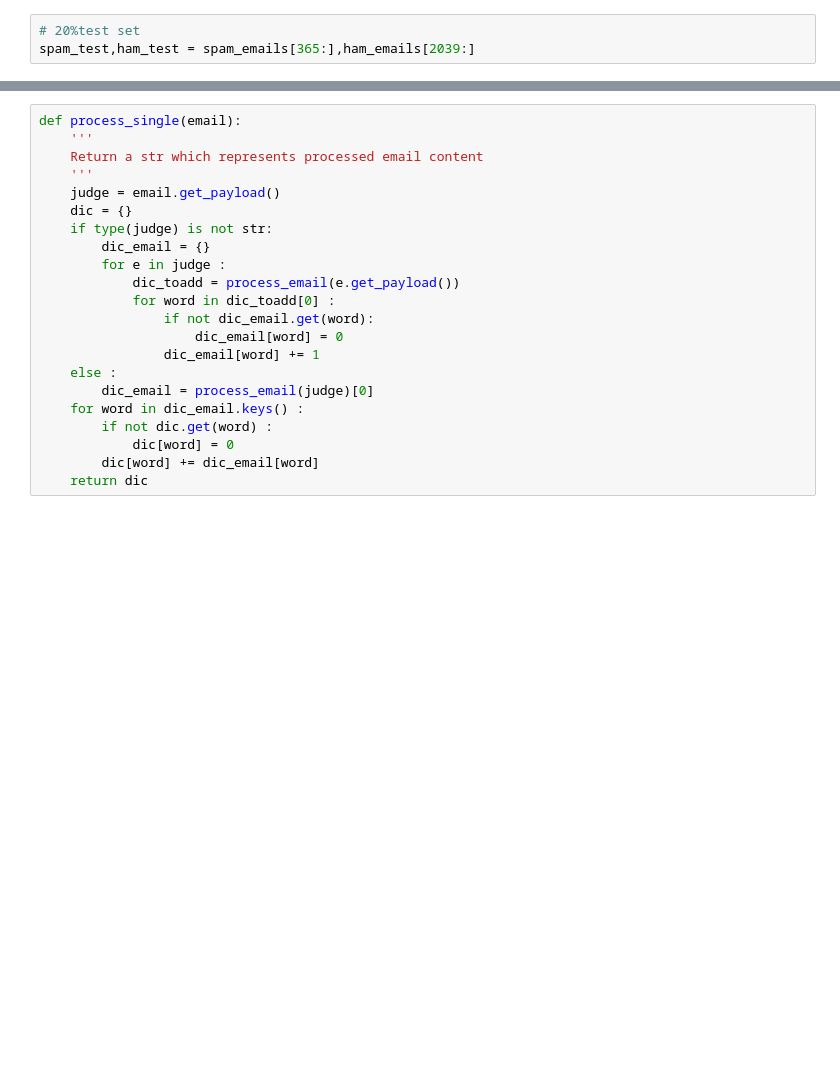
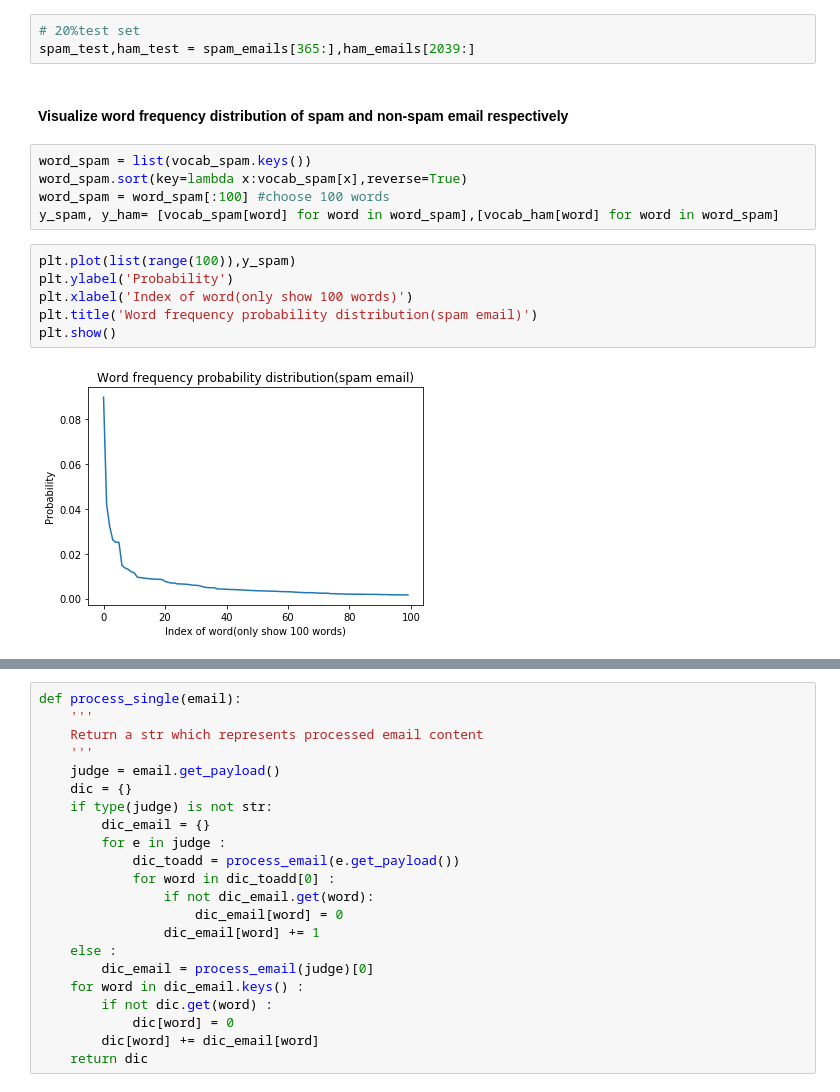
Before and after one commit to jiangdada1221/spam_classifer_project, a Jupyter notebook: spamClassifier.ipynb, the cells around one changed output, grey strips where cells are left out. Saved outputs shown, nothing was run; the diff lists cells and outputs as text; blank space fills up the shorter version.

```diff
--- a/spamClassifier.ipynb
+++ b/spamClassifier.ipynb
@@ -302,3 +303,18 @@ vocab_spam = {word:vocab_spam[word]/sum_spam for word in voc} # key is word and
 # %%
 # 20%test set
 spam_test,ham_test = spam_emails[365:],ham_emails[2039:]
+# %% [markdown]
+#### Visualize word frequency distribution of spam and non-spam email respectively
+# %%
+word_spam = list(vocab_spam.keys())
+word_spam.sort(key=lambda x:vocab_spam[x],reverse=True)
+word_spam = word_spam[:100] #choose 100 words
+y_spam, y_ham= [vocab_spam[word] for word in word_spam],[vocab_ham[word] for word in word_spam]
+# %%
+plt.plot(list(range(100)),y_spam)
+plt.ylabel('Probability')
+plt.xlabel('Index of word(only show 100 words)')
+plt.title('Word frequency probability distribution(spam email)')
+plt.show()
+# %% [output]
+[figure, added]
```
Also changed, not shown: parts of 3 cells of this notebook.
